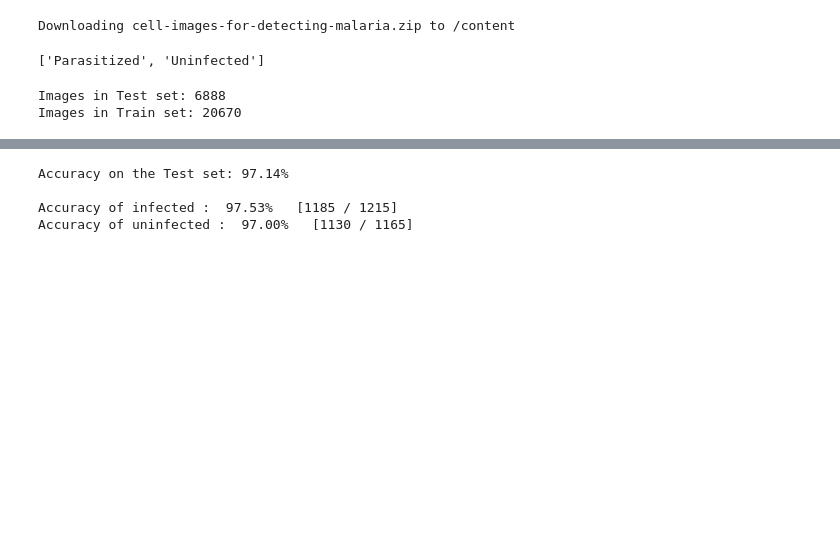
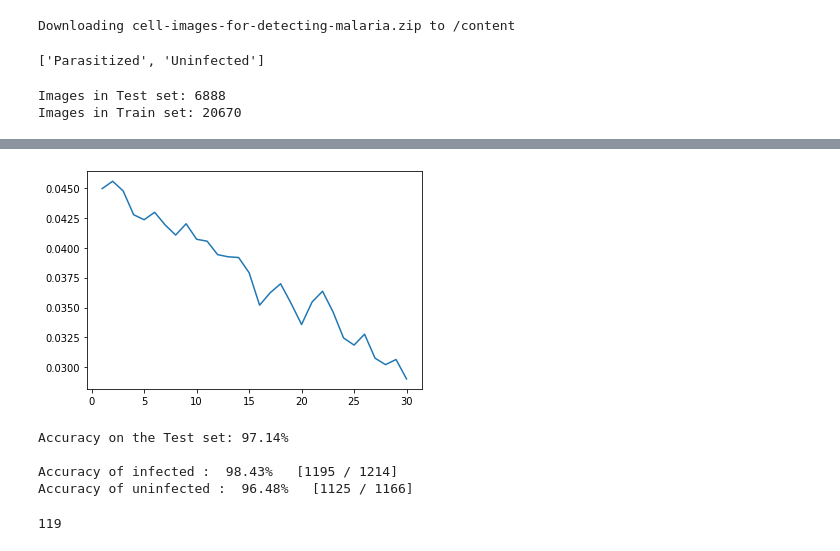
Before and after one commit to siddharthc30/Malaria_detect, a Jupyter notebook: Malaria_Detect.ipynb, the cells around one changed output, grey strips where cells are left out. Cells and saved outputs as stored; diff of their text form; code cells hidden in the pictures; blank space fills up the shorter version.

```diff
--- a/Malaria_Detect.ipynb
+++ b/Malaria_Detect.ipynb
@@ -122,6 +125,11 @@ optimizer = torch.optim.Adam(model.parameters(), lr=learning_rate)
 # %%
 num_epochs = 30
 batch_size = 100
+
+def plot_loss(epoch, loss):
+  plt.plot(epoch, loss)
+
+loss_val = []
 
 for epoch in range(num_epochs):
     train_loss = 0.
@@ -139,5 +147,9 @@ for epoch in range(num_epochs):
 
         train_loss += loss.item() * batch_size
 
+
+    loss_val.append(train_loss / len(train_loader.dataset))
     print("Epoch: {}, Loss: {:.4f}".format(epoch + 1, train_loss / len(train_loader.dataset)))
+
+plot_loss(np.linspace(1, num_epochs, num_epochs).astype(int), loss_val)
 # %% [output]
@@ -161,3 +173,4 @@ Epoch: 30, Loss: 0.0434
+[figure, added]
 # %%
 correct = 0
 total = 0
@@ -195,8 +208,12 @@ for i in range(2):
 # %% [output]
 Accuracy on the Test set: 97.14%
 
-Accuracy of infected :  97.53%   [1185 / 1215]
-Accuracy of uninfected :  97.00%   [1130 / 1165]
+Accuracy of infected :  98.43%   [1195 / 1214]
+Accuracy of uninfected :  96.48%   [1125 / 1166]
+# %%
+len(actual)
+# %% [output]
+119
 # %%
 from sklearn.metrics import confusion_matrix
 from sklearn.metrics import accuracy_score
```
Also changed, not shown: parts of 9 cells of this notebook.
